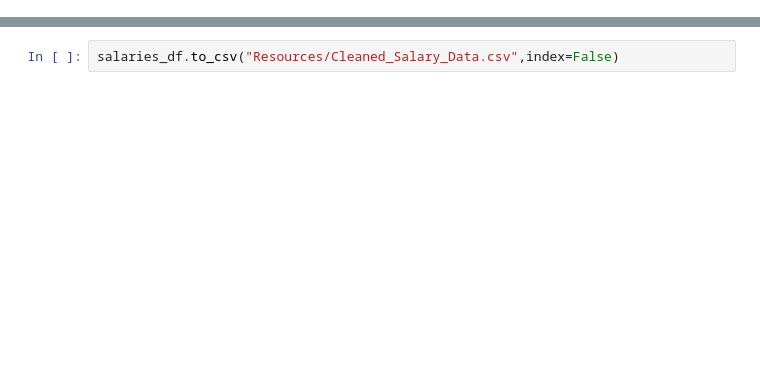
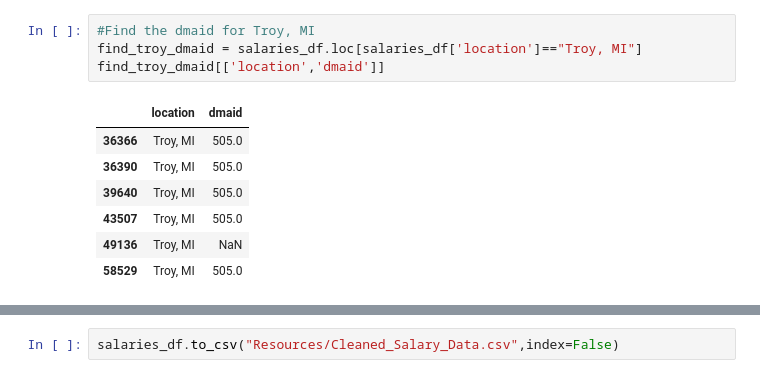
Before and after one commit to mgsrichard/Capstone-Project, a Jupyter notebook: Cleaning Data.ipynb, the cells around one changed output, grey strips where cells are left out. Drawn from its saved outputs; the diff is of its cells as text; blank space fills up the shorter version.

```diff
--- a/Cleaning Data.ipynb
+++ b/Cleaning Data.ipynb
@@ -33,0 +124,12 @@ salaries_df
+# %%
+#Find the dmaid for Troy, MI
+find_troy_dmaid = salaries_df.loc[salaries_df['location']=="Troy, MI"]
+find_troy_dmaid[['location','dmaid']]
+# %% [output]
+|  | location | dmaid |
+| 36366 | Troy, MI | 505.0 |
+| 36390 | Troy, MI | 505.0 |
+| 39640 | Troy, MI | 505.0 |
+| 43507 | Troy, MI | 505.0 |
+| 49136 | Troy, MI | NaN |
+| 58529 | Troy, MI | 505.0 |
```
Also changed, not shown: parts of 24 cells of this notebook, 1 other file.
